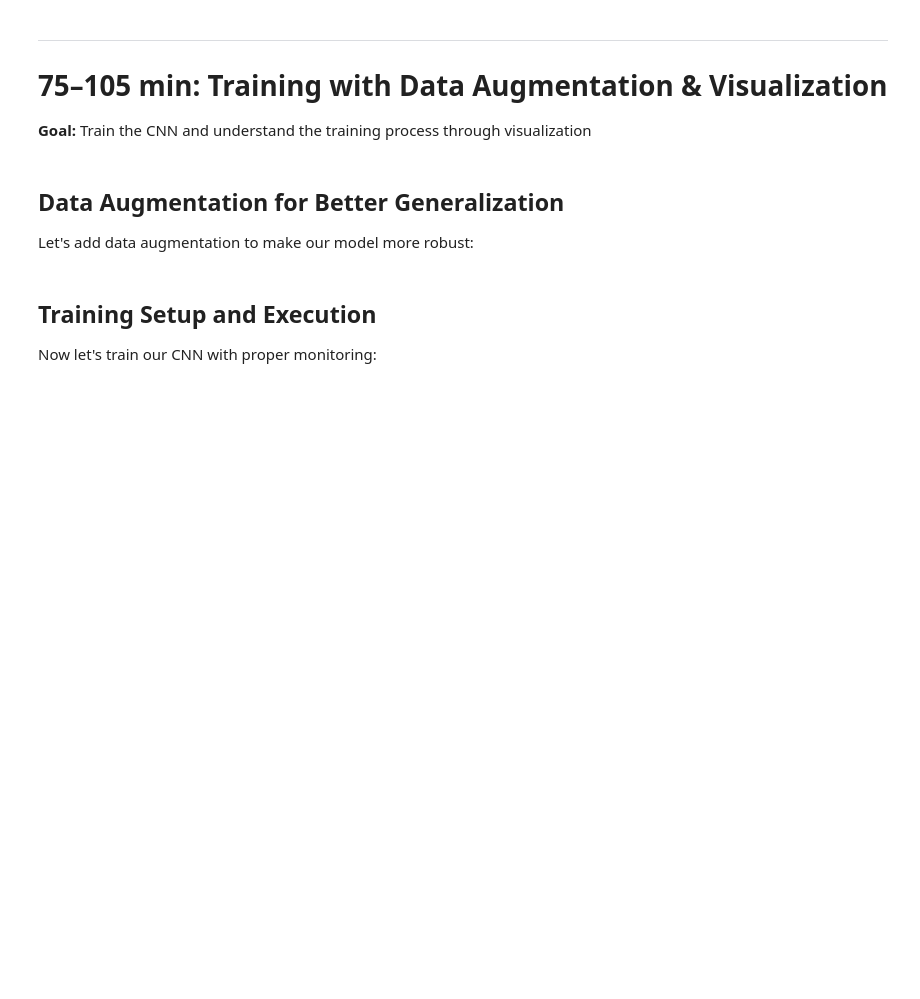
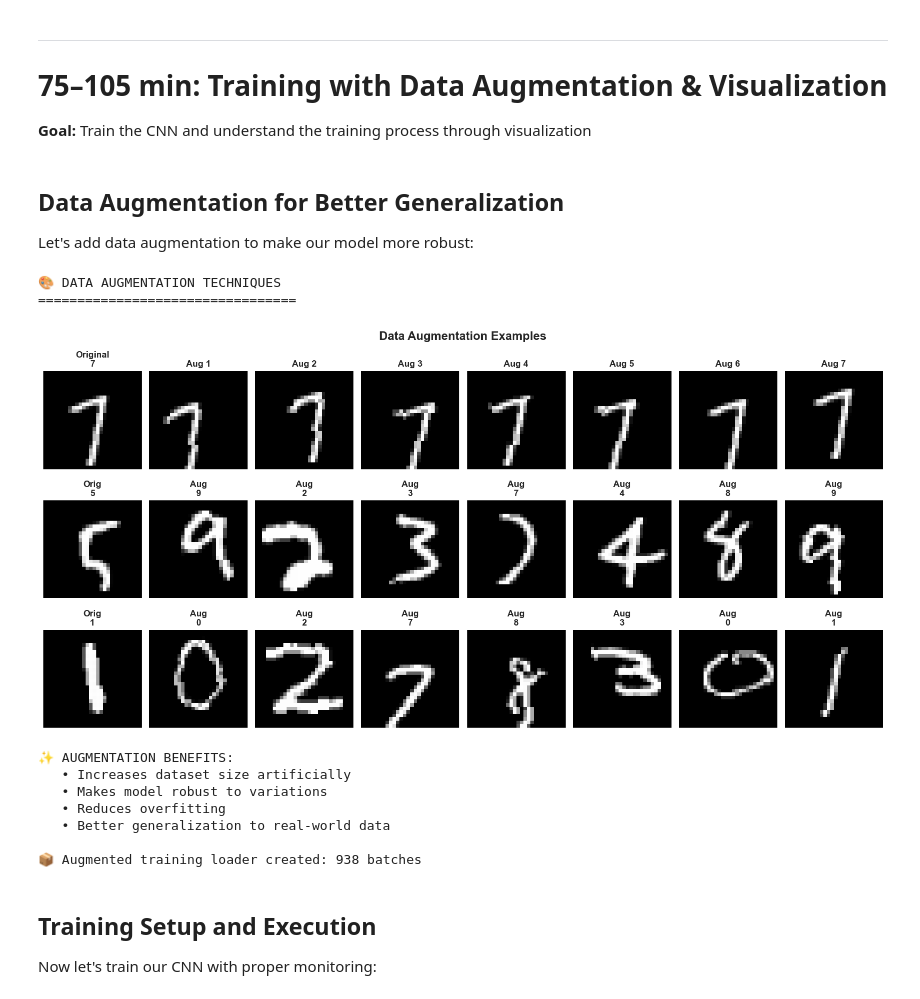
Before and after one commit to Robbyswimmer/CBU-CSC422, a Jupyter notebook: Materials/Module 3: CNNs/IC_1_cnn_mnist_student.ipynb, the cells around one changed output. Drawn from its saved outputs; the diff is of its cells as text; code cells hidden in the pictures; blank space fills up the shorter version.

```diff
--- a/Materials/Module 3: CNNs/IC_1_cnn_mnist_student.ipynb
+++ b/Materials/Module 3: CNNs/IC_1_cnn_mnist_student.ipynb
@@ -593,7 +697,7 @@ print("="*33)
 
 # TODO: Training transforms with augmentation
 augmented_transform = transforms.Compose([
-    transforms.RandomRotation(degrees=_____________),
+    transforms.RandomRotation(degrees=10),
     transforms.RandomAffine(degrees=0, translate=(0.1, 0.1)),
     transforms.ToTensor(),
     transforms.Normalize((0.1307,), (0.3081,))
@@ -634,33 +738,44 @@ for row in range(1, 3):
     for col in range(8):
         sample_idx = row * 100 + col * 10
         orig_img = train_dataset[sample_idx][0]
         orig_label = train_dataset[sample_idx][1]
 
         if col == 0:
             # Show original
             axes[row, col].imshow(orig_img.squeeze(), cmap='gray')
             axes[row, col].set_title(f'Orig\n{orig_label}', fontweight='bold')
         else:
             # Show augmented
             aug_img = augmented_transform(transforms.ToPILImage()(orig_img))
             denorm_img = aug_img * 0.3081 + 0.1307
             axes[row, col].imshow(denorm_img.squeeze(), cmap='gray')
             axes[row, col].set_title(f'Aug\n{orig_label}', fontweight='bold')
 
         axes[row, col].axis('off')
 
 plt.tight_layout()
 plt.show()
 
 print("✨ AUGMENTATION BENEFITS:")
 print("   • Increases dataset size artificially")
 print("   • Makes model robust to variations")
 print("   • Reduces overfitting")
 print("   • Better generalization to real-world data")
 
 # TODO: Create augmented data loader
 train_loader_aug = DataLoader(train_dataset_aug, batch_size=batch_size, shuffle=True)
 print(f"\n📦 Augmented training loader created: {len(train_loader_aug)} batches")
+# %% [output]
+🎨 DATA AUGMENTATION TECHNIQUES
+=================================
+[figure, added]
+✨ AUGMENTATION BENEFITS:
+   • Increases dataset size artificially
+   • Makes model robust to variations
+   • Reduces overfitting
+   • Better generalization to real-world data
+
+📦 Augmented training loader created: 938 batches
 # %% [markdown]
 ## Training Setup and Execution
 
```
Also changed, not shown: parts of 11 cells of this notebook, 2 other files.
